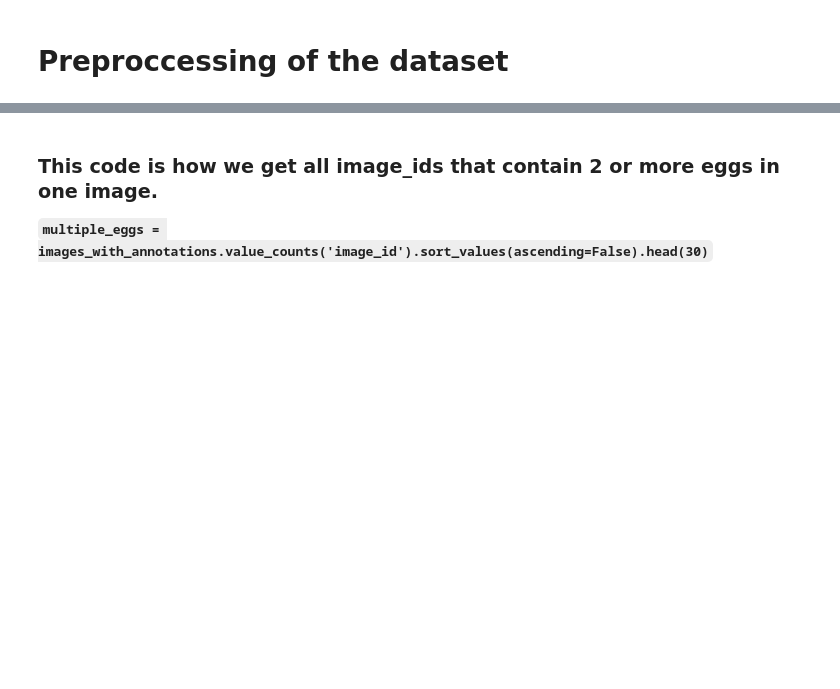
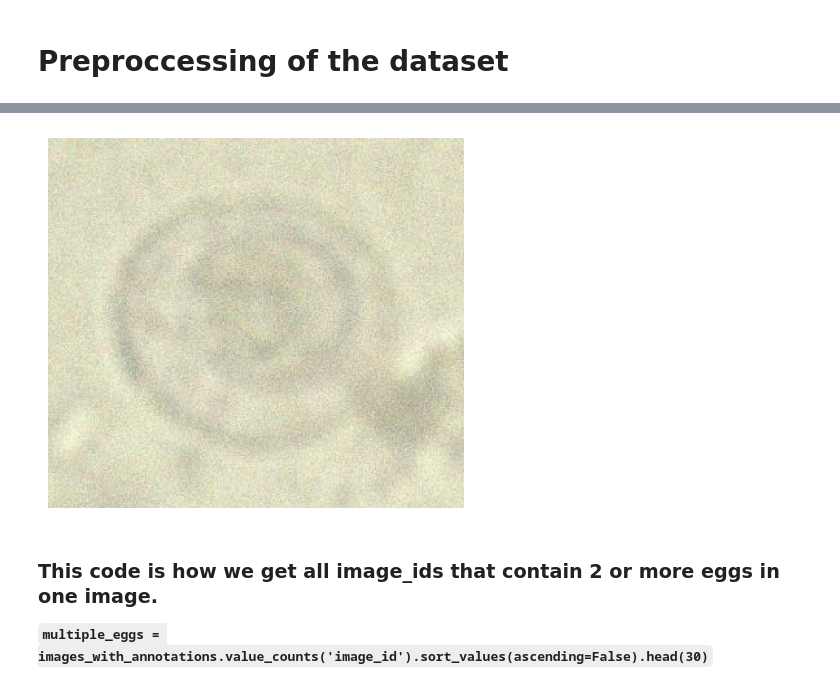
Before and after one commit to carrocameron/egg_hunt, a Jupyter notebook: notebooks/preprocessing.ipynb, the cells around one changed output, grey strips where cells are left out. Saved outputs shown, nothing was run; the diff lists cells and outputs as text; code cells hidden in the pictures; blank space fills up the shorter version.

```diff
--- a/notebooks/preprocessing.ipynb
+++ b/notebooks/preprocessing.ipynb
@@ -45,3 +115,22 @@ images_with_annotations
+# %%
+def crop_egg(row: pd.Series, margin: float = 0.2):
+    img = Image.open(row['path'])
+    x, y, w, h = row['bbox']
+
+    # add some space around the egg (20% of the box size)
+    mx, my = w * margin, h * margin
+    left   = max(0, x - mx)
+    top    = max(0, y - my)
+    right  = min(img.width,  x + w + mx)
+    bottom = min(img.height, y + h + my)
+
+    return img.crop((left, top, right, bottom))
+
+plt.imshow(crop_egg(train_images_with_annotations.iloc[324]))
+plt.axis('off')
+plt.show()
+# %% [output]
+[figure, added]
 # %% [markdown]
 ### This code is how we get all image_ids that contain 2 or more eggs in one image.
 
```
Also changed, not shown: parts of 8 cells of this notebook.
